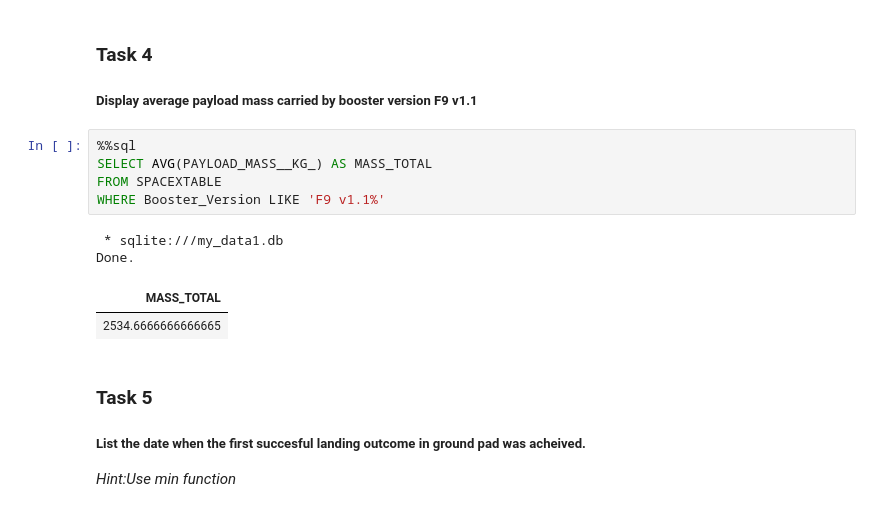
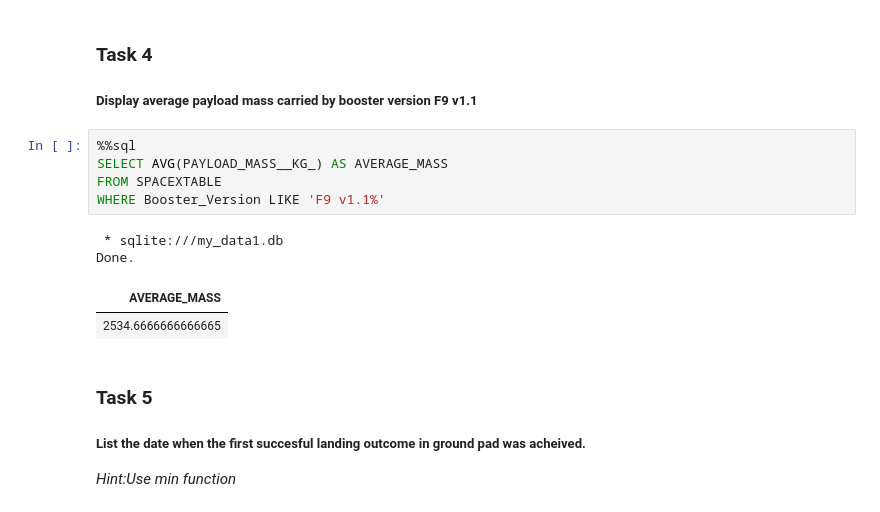
Before and after one commit to ricrod01/IBM_Project_Data_Science, a Jupyter notebook: jupyter-labs-eda-sql-coursera_sqllite.ipynb, the cells around one changed output. Cells and saved outputs as stored; diff of their text form.

Commit message:
Cambio EDA SQL
Se hizo un cambio en nombre de tabla de AVG PayloadMass

```diff
--- a/jupyter-labs-eda-sql-coursera_sqllite.ipynb
+++ b/jupyter-labs-eda-sql-coursera_sqllite.ipynb
@@ -196,13 +196,13 @@ Done.
 ##### Display average payload mass carried by booster version F9 v1.1
 # %%
 %%sql
-SELECT AVG(PAYLOAD_MASS__KG_) AS MASS_TOTAL
+SELECT AVG(PAYLOAD_MASS__KG_) AS AVERAGE_MASS
 FROM SPACEXTABLE
 WHERE Booster_Version LIKE 'F9 v1.1%'
 # %% [output]
  * sqlite:///my_data1.db
 Done.
-| MASS_TOTAL |
+| AVERAGE_MASS |
 | 2534.6666666666665 |
 # %% [markdown]
 ### Task 5
```
Also changed, not shown: parts of 2 cells of this notebook.
